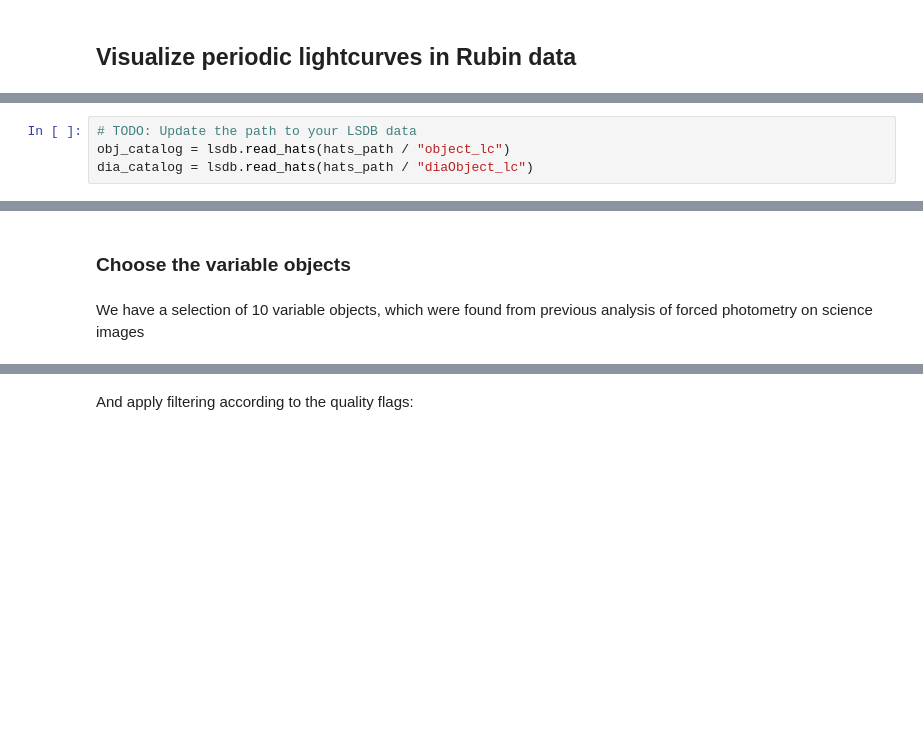
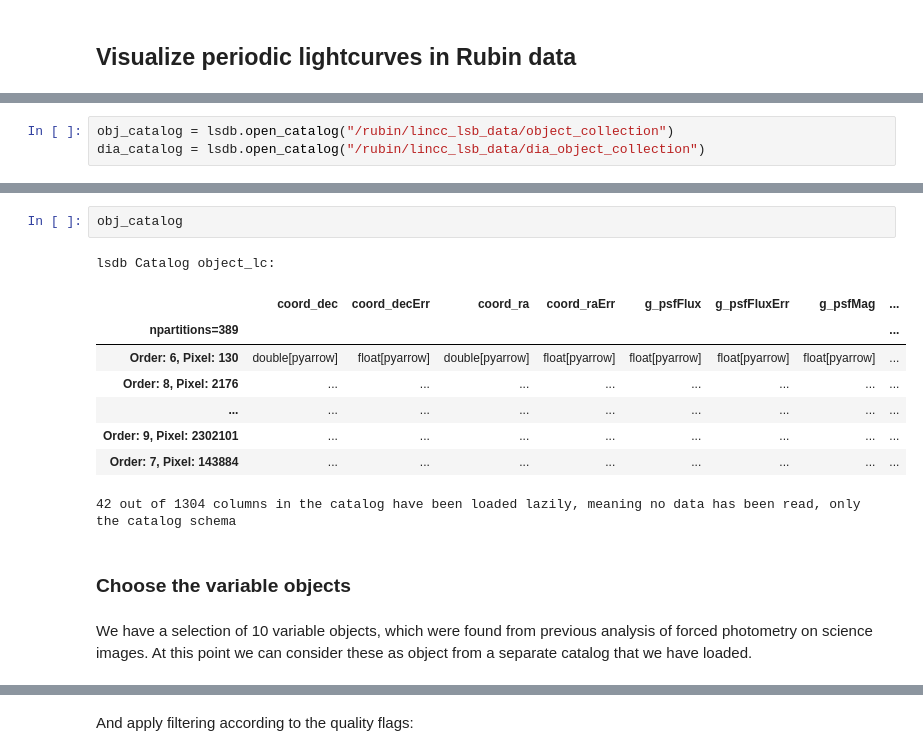
Before and after one commit to lincc-frameworks/RCW_Hackathon_2025_LSDB, a Jupyter notebook: Notebook_4.ipynb, the cells around one changed output, grey strips where cells are left out. Drawn from its saved outputs; the diff is of its cells as text; blank space fills up the shorter version.

```diff
--- a/Notebook_4.ipynb
+++ b/Notebook_4.ipynb
@@ -25,4 +34,3 @@ warnings.filterwarnings("ignore")
 # %%
-# TODO: Update the path to your LSDB data
-obj_catalog = lsdb.read_hats(hats_path / "object_lc")
-dia_catalog = lsdb.read_hats(hats_path / "diaObject_lc")
+obj_catalog = lsdb.open_catalog("/rubin/lincc_lsb_data/object_collection")
+dia_catalog = lsdb.open_catalog("/rubin/lincc_lsb_data/dia_object_collection")
@@ -31,5 +39,17 @@ NameError: name 'lsdb' is not defined
+# %%
+obj_catalog
+# %% [output]
+lsdb Catalog object_lc:
+|  | coord_dec | coord_decErr | coord_ra | coord_raErr | g_psfFlux | g_psfFluxErr | g_psfMag | ... |
+| npartitions=389 |  |  |  |  |  |  |  | ... |
+| Order: 6, Pixel: 130 | double[pyarrow] | float[pyarrow] | double[pyarrow] | float[pyarrow] | float[pyarrow] | float[pyarrow] | float[pyarrow] | ... |
+| Order: 8, Pixel: 2176 | ... | ... | ... | ... | ... | ... | ... | ... |
+| ... | ... | ... | ... | ... | ... | ... | ... | ... |
+| Order: 9, Pixel: 2302101 | ... | ... | ... | ... | ... | ... | ... | ... |
+| Order: 7, Pixel: 143884 | ... | ... | ... | ... | ... | ... | ... | ... |
+42 out of 1304 columns in the catalog have been loaded lazily, meaning no data has been read, only the catalog schema
 # %% [markdown]
 ### Choose the variable objects
 # %% [markdown]
-We have a selection of 10 variable objects, which were found from previous analysis of forced photometry on science images
+We have a selection of 10 variable objects, which were found from previous analysis of forced photometry on science images. At this point we can consider these as object from a separate catalog that we have loaded.
 # %%
```
Also changed, not shown: parts of 12 cells of this notebook, 3 other files.
